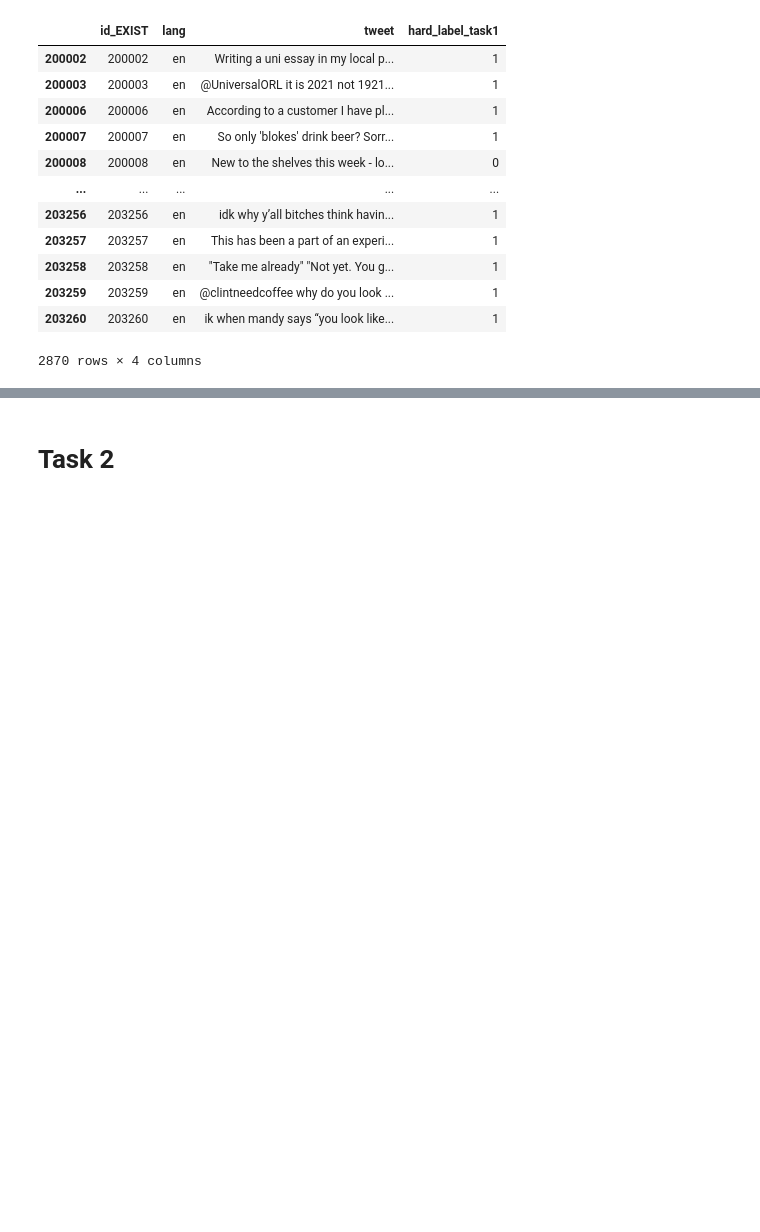
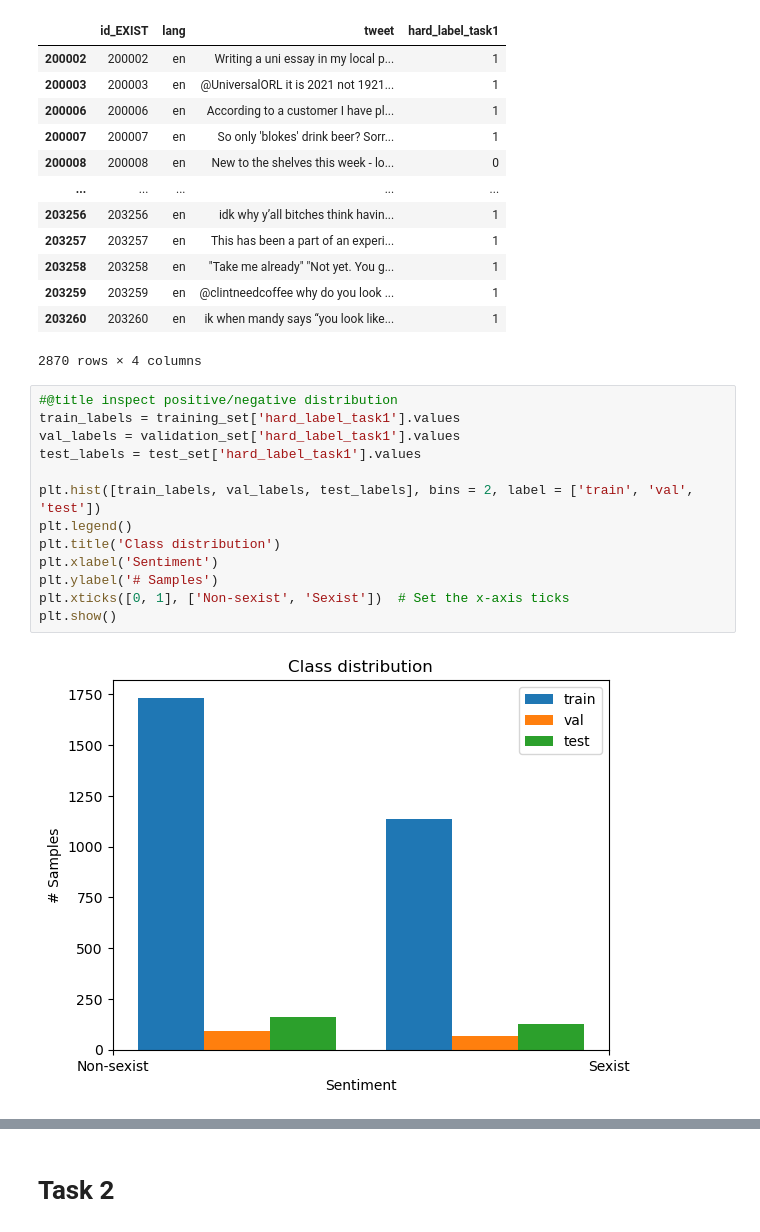
Before and after one commit to t-perniola/Assignments-NLP, a Jupyter notebook: Project/Assignment 1/task1.ipynb, the cells around one changed output, grey strips where cells are left out. Drawn from its saved outputs; the diff is of its cells as text; blank space fills up the shorter version.

```diff
--- a/Project/Assignment 1/task1.ipynb
+++ b/Project/Assignment 1/task1.ipynb
@@ -71,3 +75,18 @@ training_set
 | 203259 | 203259 | en | @clintneedcoffee why do you look ... | 1 |
 | 203260 | 203260 | en | ik when mandy says “you look like... | 1 |
 2870 rows × 4 columns
+# %%
+#@title inspect positive/negative distribution
+train_labels = training_set['hard_label_task1'].values
+val_labels = validation_set['hard_label_task1'].values
+test_labels = test_set['hard_label_task1'].values
+
+plt.hist([train_labels, val_labels, test_labels], bins = 2, label = ['train', 'val', 'test'])
+plt.legend()
+plt.title('Class distribution')
+plt.xlabel('Sentiment')
+plt.ylabel('# Samples')
+plt.xticks([0, 1], ['Non-sexist', 'Sexist'])  # Set the x-axis ticks
+plt.show()
+# %% [output]
+[figure, added]
```
Also changed, not shown: parts of 87 cells of this notebook.
